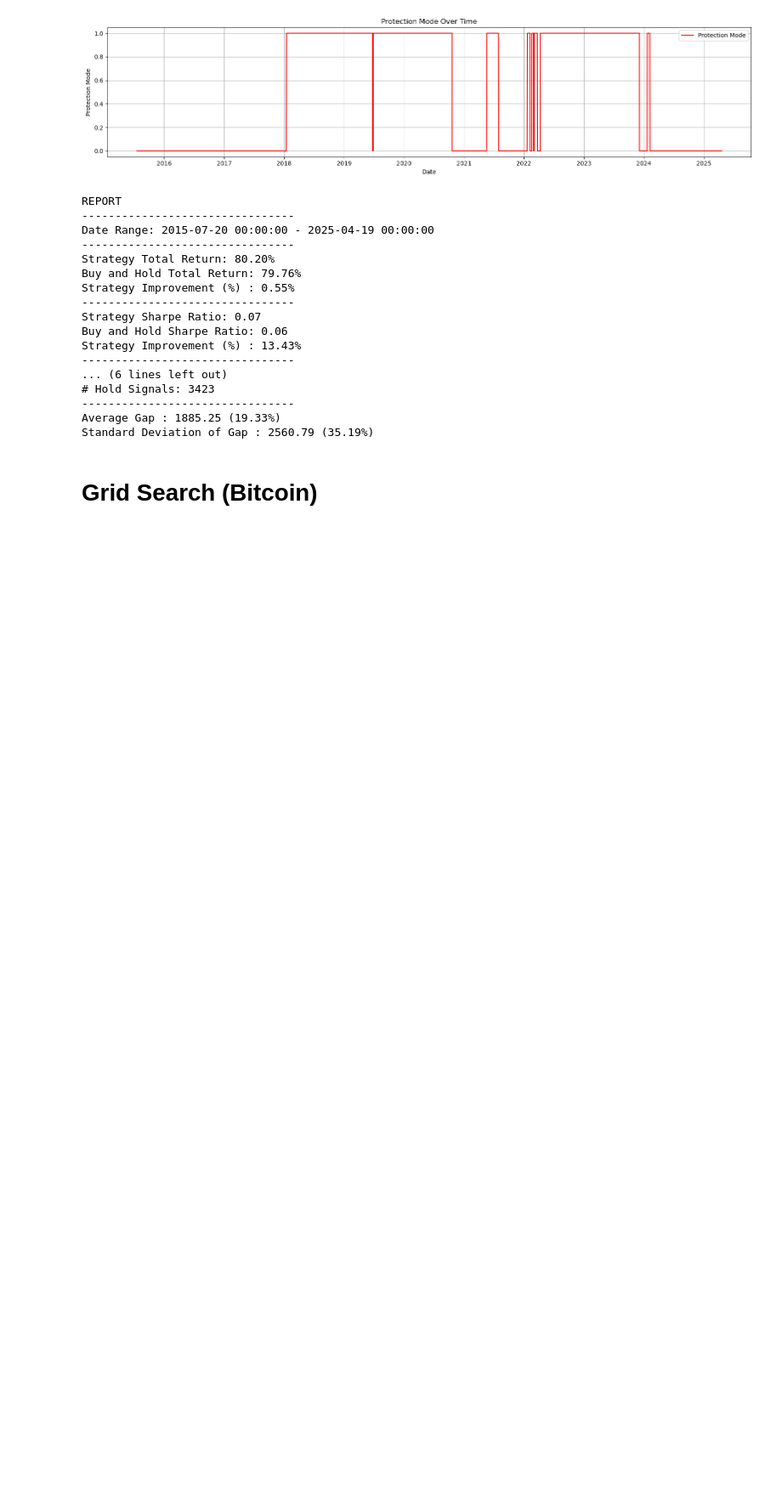
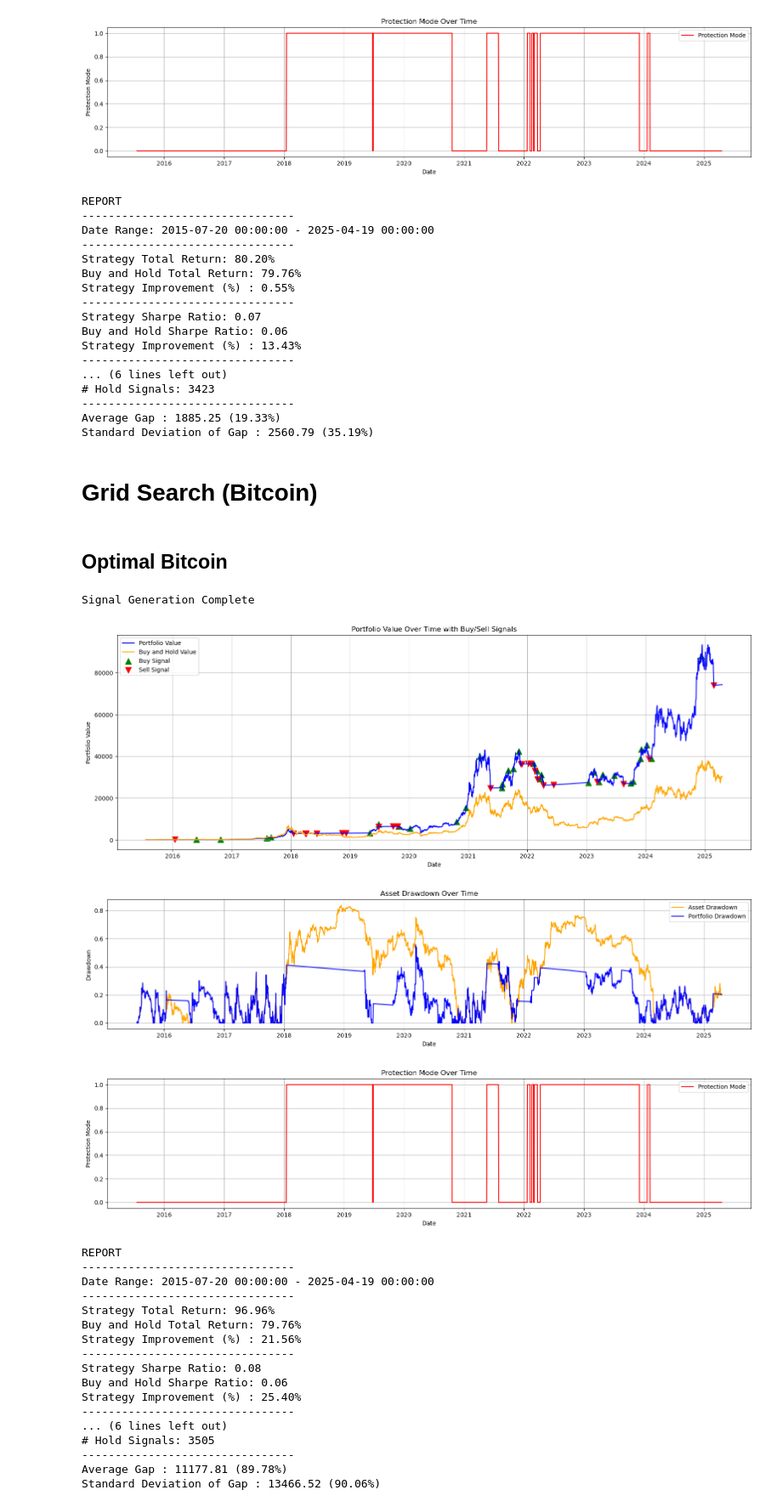
Before and after one commit to Hatimqr/Crypto-Trading, a Jupyter notebook: FVG/main.ipynb, the cells around one changed output. Shown at 85% size. Drawn from its saved outputs; the diff is of its cells as text; code cells hidden in the pictures; blank space fills up the shorter version.

```diff
--- a/FVG/main.ipynb
+++ b/FVG/main.ipynb
@@ -492,4 +87,51 @@ df = df.drop(columns=['Risk Free Rate'])
 
 # grid search
 if not import_search:
-    grid_search(df, rf)
+    params = grid_search(df, rf, save='/Users/hatim/Desktop/Applied Forecasting/Final Project/Algo Trading/FVG_Grid_Search/btc_results.csv')
+else:
+    params = pd.read_csv('/Users/hatim/Desktop/Applied Forecasting/Final Project/Algo Trading/FVG_Grid_Search/btc_results.csv').sort_values(by='Strategy Sharpe Ratio', ascending=False).iloc[0, :4]
+# %% [markdown]
+## Optimal Bitcoin
+# %%
+# params in params
+
+strategy = FVGStrategy(*params)
+signals_df = strategy.generate_signals(df)
+
+
+signals_df['Risk Free Rate'] = (1 + rf) ** (1/365) - 1
+
+result = simmulate(signals_df,
+                   initial_cash=0, btc_value=100,
+                   long_position=1, short_position=0, transaction_fee=0.001,
+                   max_drawdown_threshold=0.4, drawdown_buffer=0.05)
+
+# plot results
+plot_portfolio_with_signals(result)
+plot_drawdown(result)
+plot_protection_mode(result)
+
+# generate report
+report = generate_report(result, verbose=True)
+# %% [output]
+Signal Generation Complete
+[figure, added]
+[figure, added]
+[figure, added]
+REPORT
+--------------------------------
+Date Range: 2015-07-20 00:00:00 - 2025-04-19 00:00:00
+--------------------------------
+Strategy Total Return: 96.96%
+Buy and Hold Total Return: 79.76%
+Strategy Improvement (%) : 21.56%
+--------------------------------
+Strategy Sharpe Ratio: 0.08
+Buy and Hold Sharpe Ratio: 0.06
+Strategy Improvement (%) : 25.40%
+--------------------------------
+... (6 lines left out)
+# Hold Signals: 3505
+--------------------------------
+Average Gap : 11177.81 (89.78%)
+Standard Deviation of Gap : 13466.52 (90.06%)
```
Also changed, not shown: parts of 17 cells of this notebook, 37 other files.
